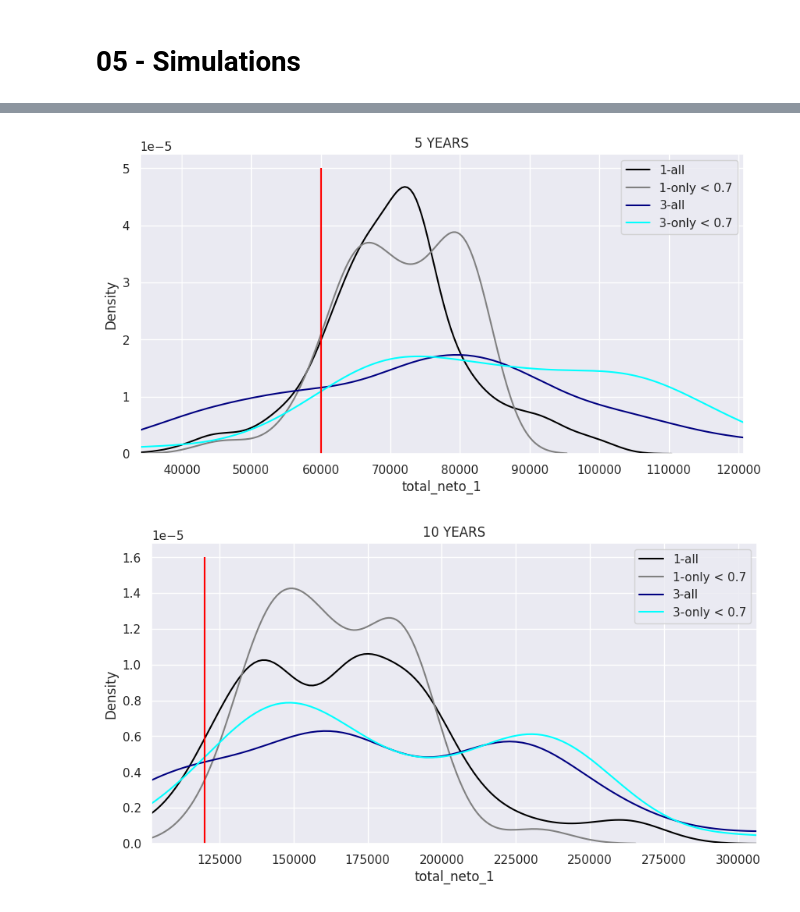
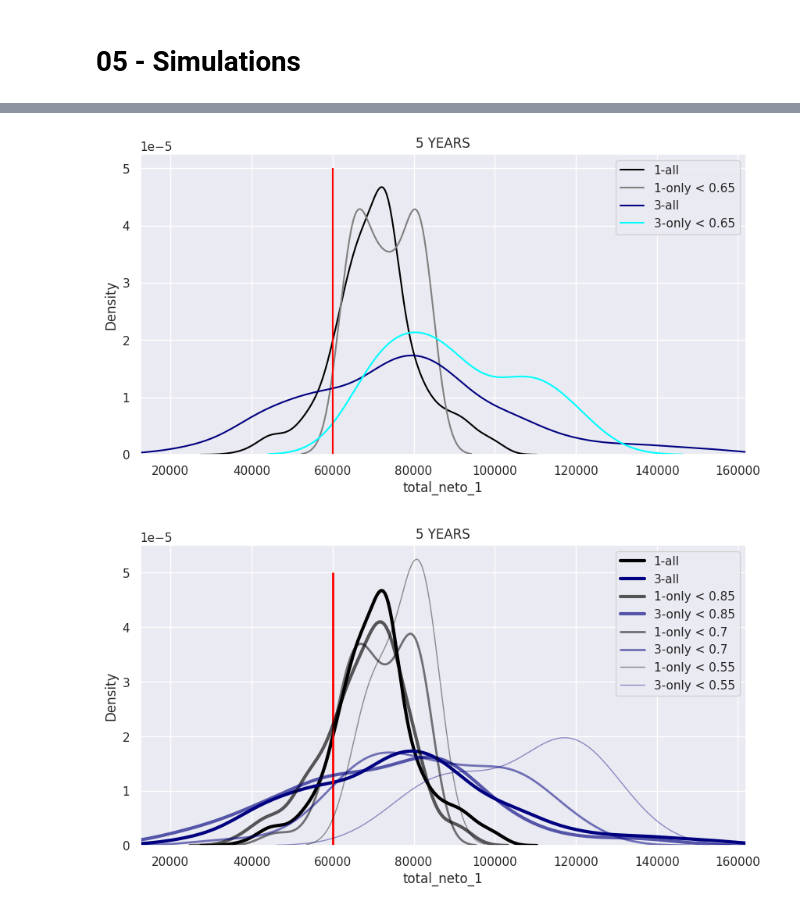
Before and after one commit to JotaBlanco/Creditos_MyInvestor, a Jupyter notebook: Simulación_Créditos.ipynb, the cells around one changed output, grey strips where cells are left out. Cells and saved outputs as stored; diff of their text form; code cells hidden in the pictures.

```diff
--- a/Simulación_Créditos.ipynb
+++ b/Simulación_Créditos.ipynb
@@ -335,4 +304,3 @@ dic_all = {}
 for años_i in [5, 10, 15, 20, 25]:
   df_all_sim = perform_sim(años_i, coste_anual_deseado)
   dic_all[años_i] = df_all_sim
-  plot_results(años_i, df_all_sim[['Date_0', 'Date_n', 'perc_max_0', 'coste_ac_1', 'total_neto_1', 'total_neto_2', 'total_neto_3']])
@@ -401,38 +375,50 @@ for años_i in [5, 10, 15, 20, 25]:
 # %%
+threshold = 0.65
 años = 5
 plt.rcParams["figure.figsize"] = (10,5)
 df_ii = dic_all[años]
-filter_i = df_ii["perc_max_0"] < 0.7
+filter_i = df_ii["perc_max_0"] < threshold
 df_iii = df_ii[filter_i]
 p = sns.kdeplot(data=df_ii["total_neto_1"], label = "1-all", color="black")
-p = sns.kdeplot(data=df_iii["total_neto_1"], label = "1-only < 0.7", color="grey")
+p = sns.kdeplot(data=df_iii["total_neto_1"], label = "1-only < {}".format(threshold), color="grey")
 p = sns.kdeplot(data=df_ii["total_neto_3"], label = "3-all", color="navy")
-p = sns.kdeplot(data=df_iii["total_neto_3"], label = "3-only < 0.7", color="aqua")
+p = sns.kdeplot(data=df_iii["total_neto_3"], label = "3-only < {}".format(threshold), color="aqua")
 ticks = max(p.get_yticks())  # get the max value of the y-ticks
 p.vlines(x=np.mean(df_ii["coste_ac_1"].iloc[-1]) , ymin=0, ymax=ticks, color='red')
-p.vlines(x=np.mean(df_iii["coste_ac_1"].iloc[-1]) , ymin=0, ymax=ticks, color='red')
-plt.xlim(left=min(min(df_iii["total_neto_1"]),min(df_iii["total_neto_3"])), right=max(df_iii["total_neto_3"]))
+plt.xlim(left=min(min(df_ii["total_neto_1"]),min(df_ii["total_neto_3"])), right=max(df_ii["total_neto_3"]))
 plt.title(str(años)+" YEARS")
 plt.legend()
 plt.show()
 # %% [output]
-[figure, old version]
+[figure, new version]
 # %%
-años = 10
+thresholds = [0.9,0.8,0.7,0.6]
+thresholds = [0.85,0.7,0.55]
+años = 5
+df_ii = dic_all[años]
+
 plt.rcParams["figure.figsize"] = (10,5)
-df_ii = dic_all[años]
-filter_i = df_ii["perc_max_0"] < 0.7
-df_iii = df_ii[filter_i]
-p = sns.kdeplot(data=df_ii["total_neto_1"], label = "1-all", color="black")
-p = sns.kdeplot(data=df_iii["total_neto_1"], label = "1-only < 0.7", color="grey")
-p = sns.kdeplot(data=df_ii["total_neto_3"], label = "3-all", color="navy")
-p = sns.kdeplot(data=df_iii["total_neto_3"], label = "3-only < 0.7", color="aqua")
+p = sns.kdeplot(data=df_ii["total_neto_1"], label = "1-all", color="black", linewidth=len(thresholds))
+p = sns.kdeplot(data=df_ii["total_neto_3"], label = "3-all", color="navy", linewidth=len(thresholds))
 ticks = max(p.get_yticks())  # get the max value of the y-ticks
-p.vlines(x=np.mean(df_ii["coste_ac_1"].iloc[-1]) , ymin=0, ymax=ticks, color='red')
-p.vlines(x=np.mean(df_iii["coste_ac_1"].iloc[-1]) , ymin=0, ymax=ticks, color='red')
-plt.xlim(left=min(min(df_iii["total_neto_1"]),min(df_iii["total_neto_3"])), right=max(df_iii["total_neto_3"]))
+p.vlines(x=np.mean(df_ii["coste_ac_1"].iloc[-1]) , ymin=0, ymax=ticks, color='red', linewidth=2)
+for i, threshold_i in enumerate(thresholds):
+  filter_i = df_ii["perc_max_0"] < threshold_i
+  df_iii = df_ii[filter_i]
+  p = sns.kdeplot(
+      data=df_iii["total_neto_1"],
+      label = "1-only < {}".format(threshold_i),
+      color="black", alpha=threshold_i*0.75,
+      linewidth=len(thresholds)-i)
+  p = sns.kdeplot(
+      data=df_iii["total_neto_3"],
+      label = "3-only < {}".format(threshold_i),
+      color="navy", alpha=threshold_i*0.75,
+      linewidth=len(thresholds)-i)
+
+plt.xlim(left=min(min(df_ii["total_neto_1"]),min(df_ii["total_neto_3"])), right=max(df_ii["total_neto_3"]))
 plt.title(str(años)+" YEARS")
 plt.legend()
 plt.show()
 # %% [output]
-[figure, old version]
+[figure, new version]
```
Also changed, not shown: parts of 12 cells of this notebook.
